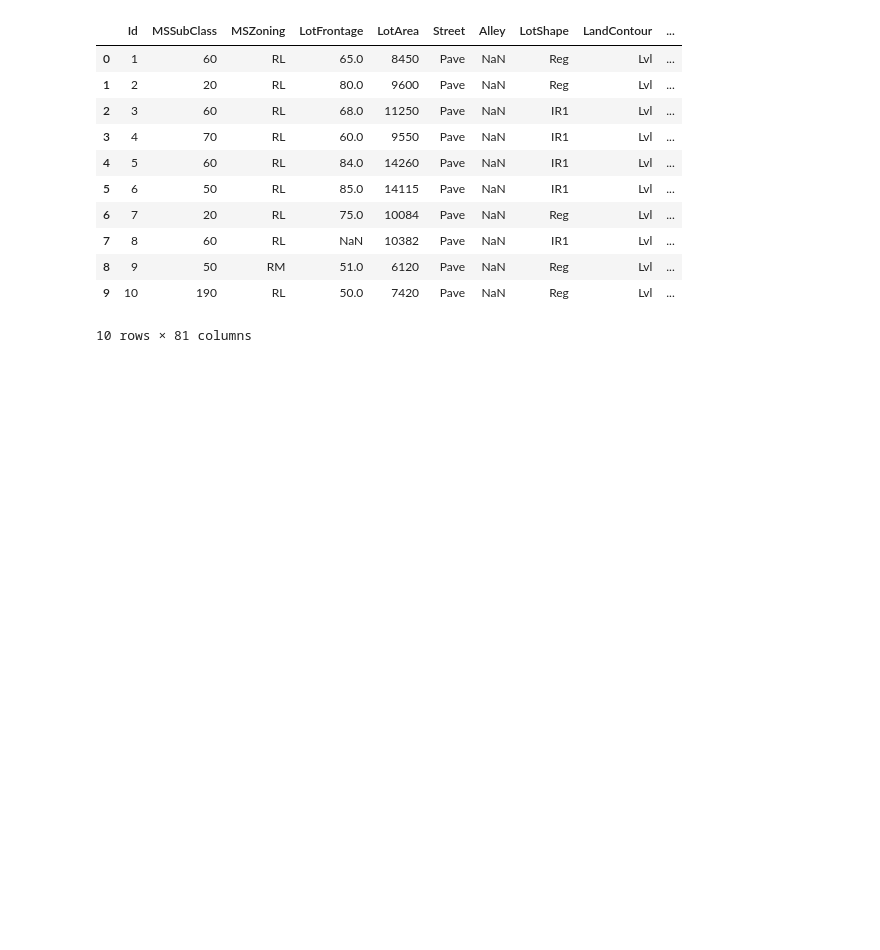
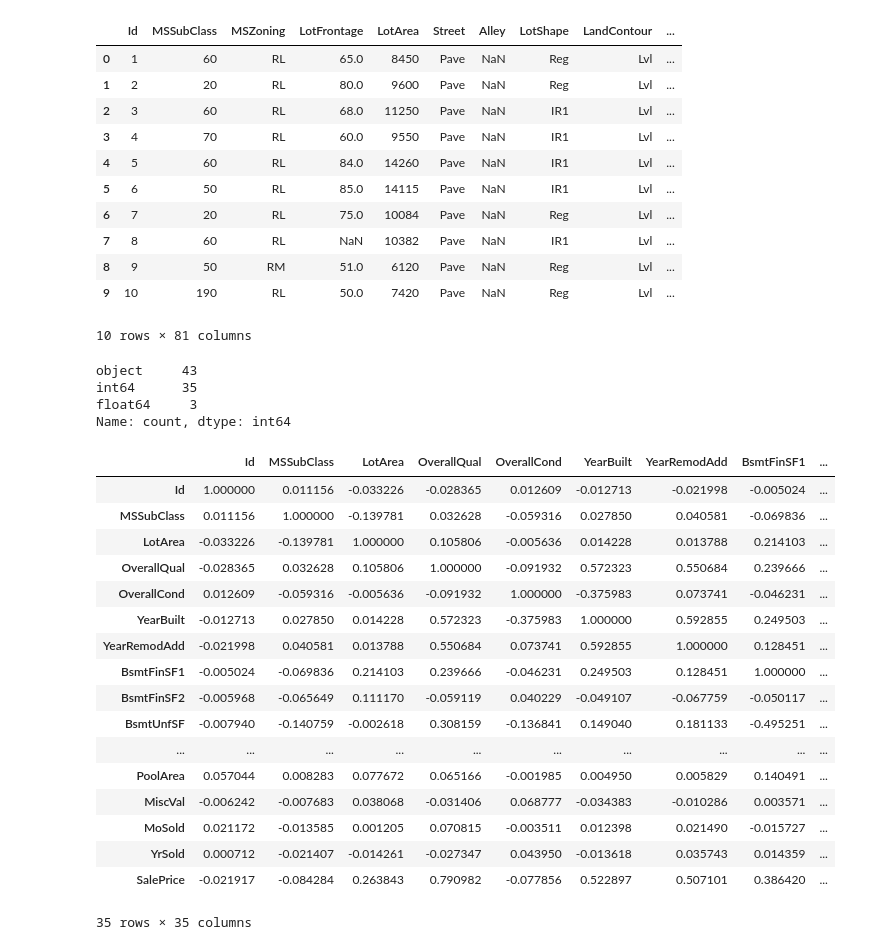
Before and after one commit to GhosTHaise/ml-house-prices-regression, a Jupyter notebook: houseRegression.ipynb, the cells around one changed output. Saved outputs shown, nothing was run; the diff lists cells and outputs as text; code cells hidden in the pictures; blank space fills up the shorter version.

```diff
--- a/houseRegression.ipynb
+++ b/houseRegression.ipynb
@@ -18,3 +20,31 @@ train_df.head(10)
 | 8 | 9 | 50 | RM | 51.0 | 6120 | Pave | NaN | Reg | Lvl | ... |
 | 9 | 10 | 190 | RL | 50.0 | 7420 | Pave | NaN | Reg | Lvl | ... |
 10 rows × 81 columns
+# %%
+train_df.dtypes.value_counts()
+# %% [output]
+object     43
+int64      35
+float64     3
+Name: count, dtype: int64
+# %%
+train_df.select_dtypes("int").corr()
+# %% [output]
+|  | Id | MSSubClass | LotArea | OverallQual | OverallCond | YearBuilt | YearRemodAdd | BsmtFinSF1 | ... |
+| Id | 1.000000 | 0.011156 | -0.033226 | -0.028365 | 0.012609 | -0.012713 | -0.021998 | -0.005024 | ... |
+| MSSubClass | 0.011156 | 1.000000 | -0.139781 | 0.032628 | -0.059316 | 0.027850 | 0.040581 | -0.069836 | ... |
+| LotArea | -0.033226 | -0.139781 | 1.000000 | 0.105806 | -0.005636 | 0.014228 | 0.013788 | 0.214103 | ... |
+| OverallQual | -0.028365 | 0.032628 | 0.105806 | 1.000000 | -0.091932 | 0.572323 | 0.550684 | 0.239666 | ... |
+| OverallCond | 0.012609 | -0.059316 | -0.005636 | -0.091932 | 1.000000 | -0.375983 | 0.073741 | -0.046231 | ... |
+| YearBuilt | -0.012713 | 0.027850 | 0.014228 | 0.572323 | -0.375983 | 1.000000 | 0.592855 | 0.249503 | ... |
+| YearRemodAdd | -0.021998 | 0.040581 | 0.013788 | 0.550684 | 0.073741 | 0.592855 | 1.000000 | 0.128451 | ... |
+| BsmtFinSF1 | -0.005024 | -0.069836 | 0.214103 | 0.239666 | -0.046231 | 0.249503 | 0.128451 | 1.000000 | ... |
+| BsmtFinSF2 | -0.005968 | -0.065649 | 0.111170 | -0.059119 | 0.040229 | -0.049107 | -0.067759 | -0.050117 | ... |
+| BsmtUnfSF | -0.007940 | -0.140759 | -0.002618 | 0.308159 | -0.136841 | 0.149040 | 0.181133 | -0.495251 | ... |
+| ... | ... | ... | ... | ... | ... | ... | ... | ... | ... |
+| PoolArea | 0.057044 | 0.008283 | 0.077672 | 0.065166 | -0.001985 | 0.004950 | 0.005829 | 0.140491 | ... |
+| MiscVal | -0.006242 | -0.007683 | 0.038068 | -0.031406 | 0.068777 | -0.034383 | -0.010286 | 0.003571 | ... |
+| MoSold | 0.021172 | -0.013585 | 0.001205 | 0.070815 | -0.003511 | 0.012398 | 0.021490 | -0.015727 | ... |
+| YrSold | 0.000712 | -0.021407 | -0.014261 | -0.027347 | 0.043950 | -0.013618 | 0.035743 | 0.014359 | ... |
+| SalePrice | -0.021917 | -0.084284 | 0.263843 | 0.790982 | -0.077856 | 0.522897 | 0.507101 | 0.386420 | ... |
+35 rows × 35 columns
```
Also changed, not shown: parts of 6 cells of this notebook.
